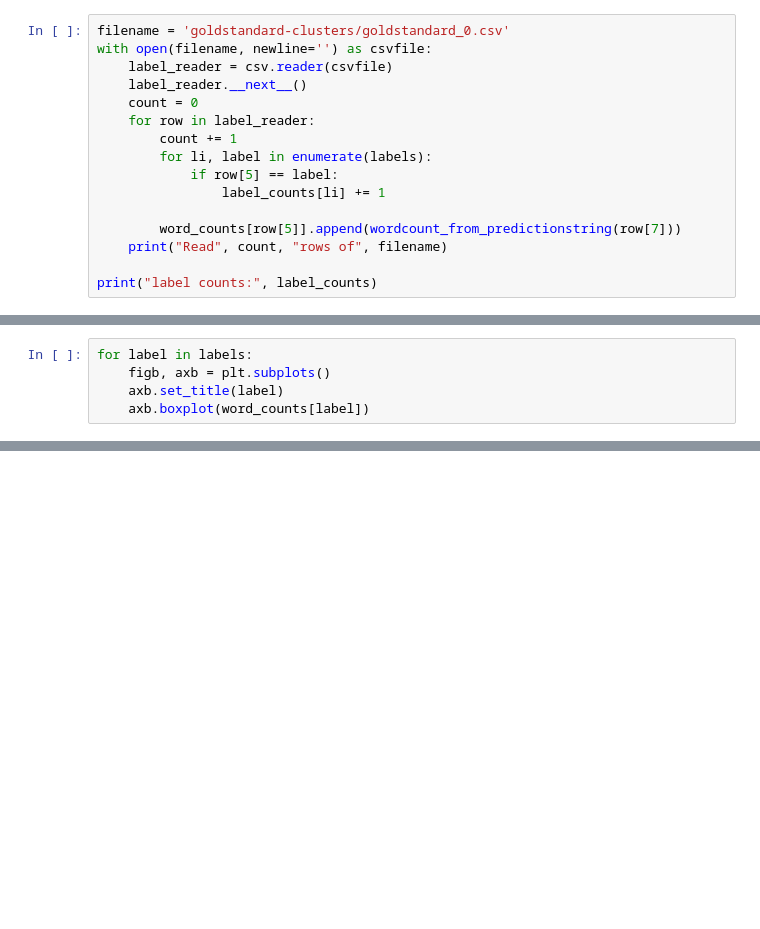
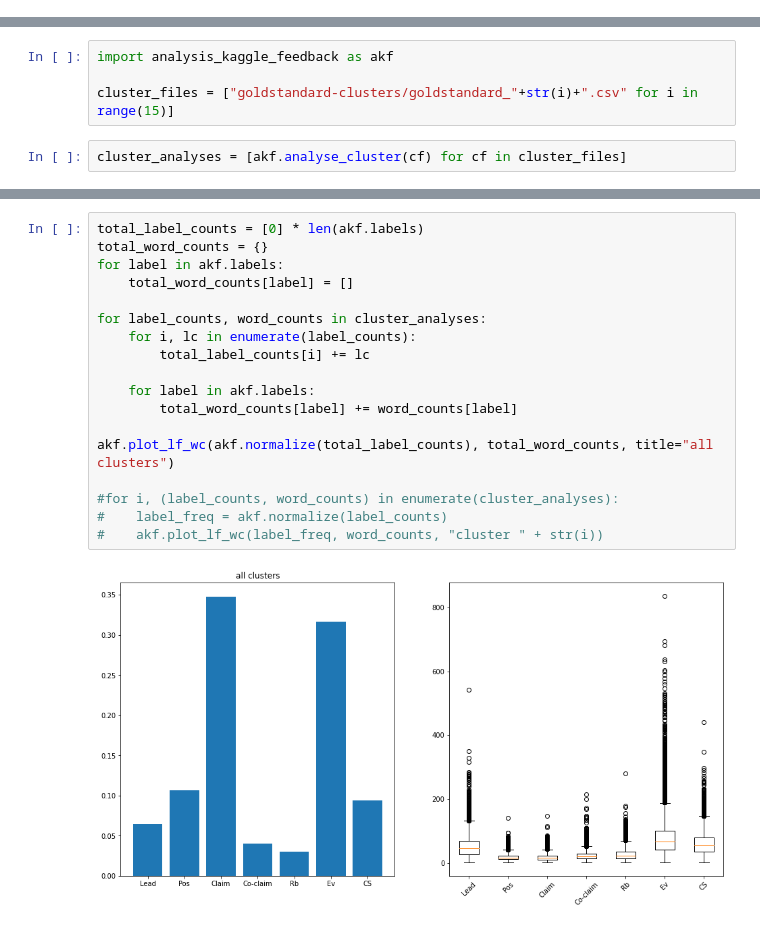
Before and after one commit to Jonator3/EduNLP_Kaggle_Feedback, a Jupyter notebook: analysis_kaggle_feedback.ipynb, the cells around one changed output, grey strips where cells are left out. Drawn from its saved outputs; the diff is of its cells as text; blank space fills up the shorter version.

Commit message:
analyze & display all clusters

```diff
--- a/analysis_kaggle_feedback.ipynb
+++ b/analysis_kaggle_feedback.ipynb
@@ -15,16 +0,0 @@ for label in labels:
-# %%
-filename = 'goldstandard-clusters/goldstandard_0.csv'
-with open(filename, newline='') as csvfile:
-    label_reader = csv.reader(csvfile)
-    label_reader.__next__()
-    count = 0
-    for row in label_reader:
-        count += 1
-        for li, label in enumerate(labels):
-            if row[5] == label:
-                label_counts[li] += 1
-
-        word_counts[row[5]].append(wordcount_from_predictionstring(row[7]))
-    print("Read", count, "rows of", filename)
-
-print("label counts:", label_counts)
@@ -46,5 +0,0 @@ ax.bar(labels, label_frequencies)
-# %%
-for label in labels:
-    figb, axb = plt.subplots()
-    axb.set_title(label)
-    axb.boxplot(word_counts[label])
@@ -58,0 +1,6 @@ for label in labels:
+# %%
+import analysis_kaggle_feedback as akf
+
+cluster_files = ["goldstandard-clusters/goldstandard_"+str(i)+".csv" for i in range(15)]
+# %%
+cluster_analyses = [akf.analyse_cluster(cf) for cf in cluster_files]
@@ -58,0 +23,20 @@ for label in labels:
+# %%
+total_label_counts = [0] * len(akf.labels)
+total_word_counts = {}
+for label in akf.labels:
+    total_word_counts[label] = []
+
+for label_counts, word_counts in cluster_analyses:
+    for i, lc in enumerate(label_counts):
+        total_label_counts[i] += lc
+
+    for label in akf.labels:
+        total_word_counts[label] += word_counts[label]
+
+akf.plot_lf_wc(akf.normalize(total_label_counts), total_word_counts, title="all clusters")
+
+#for i, (label_counts, word_counts) in enumerate(cluster_analyses):
+#    label_freq = akf.normalize(label_counts)
+#    akf.plot_lf_wc(label_freq, word_counts, "cluster " + str(i))
+# %% [output]
+[figure, added]
```
Also changed, not shown: parts of 9 cells of this notebook, 2 other files.
